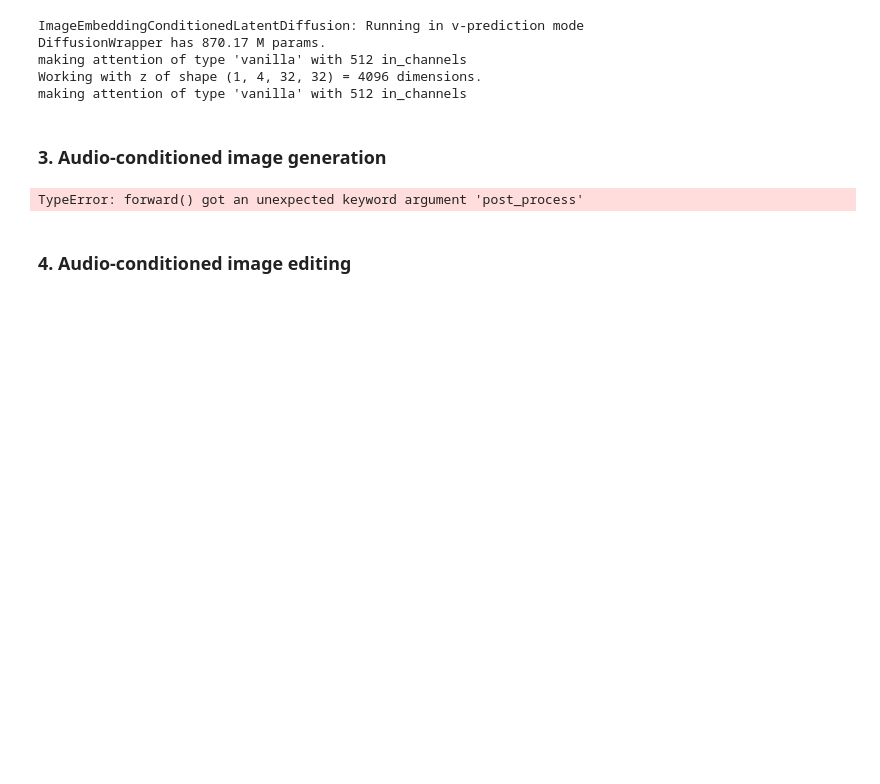
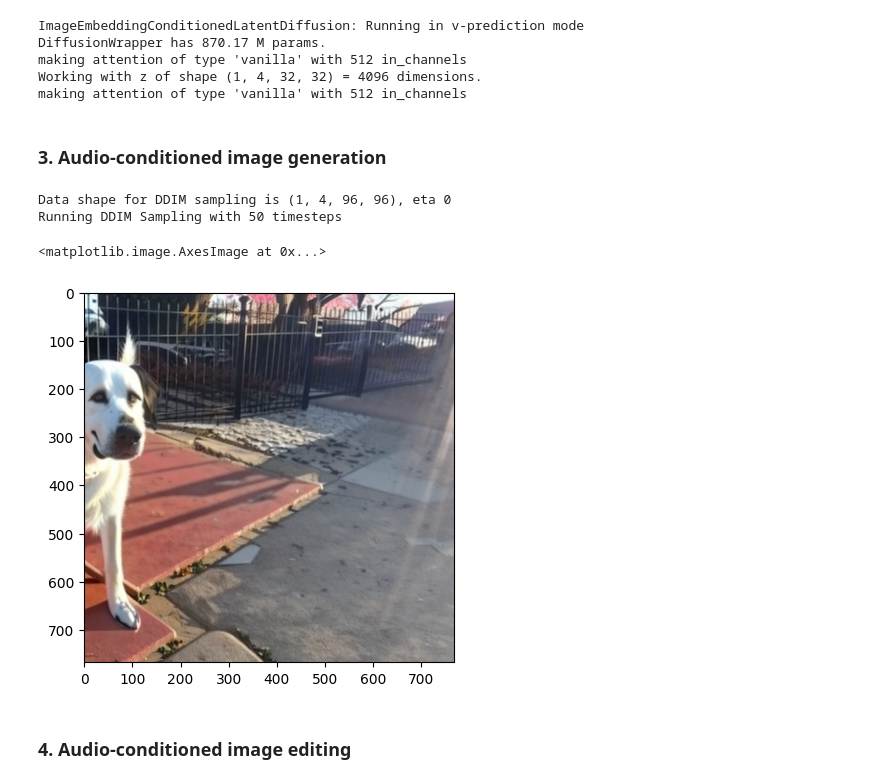
Before and after one commit to Auxotaku/BindDiffusion_valid, a Jupyter notebook: audio2image.ipynb, the cells around one changed output. Drawn from its saved outputs; the diff is of its cells as text; code cells hidden in the pictures; blank space fills up the shorter version.

```diff
--- a/audio2image.ipynb
+++ b/audio2image.ipynb
@@ -116,35 +116,38 @@ def load_img(path):
 # %% [markdown]
 ### 3. Audio-conditioned image generation
 # %%
-prompts = ['colorful, DSLR quality, clear, vivid'] * batch_size    # you may add extra descriptions you like here
-c_adm = binder.run(ctype='audio', cpaths=['assets/bird_audio.wav'], post_process=False)
+prompts = ['colorful, DSLR quality, clear, vivid,'] * batch_size    # you may add extra descriptions you like here
+c_adm = binder.run(ctype='audio', cpaths=['assets/dog_audio.wav'], post_process=False)
 c_adm = c_adm / c_adm.norm() * 20   # a norm of 20 typically gives better result
 c_adm = torch.cat([c_adm] * batch_size, dim=0)
 
 with torch.no_grad(), torch.autocast('cuda'):
 
     c_adm, noise_level_emb = model.noise_augmentor(c_adm, noise_level=torch.zeros(batch_size).long().to(c_adm.device))
     c_adm = torch.cat((c_adm, noise_level_emb), 1)
 
     uc = model.get_learned_conditioning(batch_size * ["text, watermark, blurry, number"])    # negative prompts
     uc = {"c_crossattn": [uc], "c_adm": torch.zeros_like(c_adm)}
     c = {"c_crossattn": [model.get_learned_conditioning(prompts)], "c_adm": c_adm}
 
     samples, _ = sampler.sample(S=opt.steps,
                                 conditioning=c,
                                 batch_size=batch_size,
                                 shape=shape,
                                 verbose=False,
                                 unconditional_guidance_scale=opt.scale,
                                 unconditional_conditioning=uc,
                                 eta=opt.ddim_eta,
                                 x_T=None)
 
 x_samples = model.decode_first_stage(samples)
 x_samples = torch.clamp((x_samples + 1.0) / 2.0, min=0.0, max=1.0)
 plt.imshow(x_samples[0].permute(1,2,0).cpu().numpy())
 # %% [output]
-TypeError: forward() got an unexpected keyword argument 'post_process'
+Data shape for DDIM sampling is (1, 4, 96, 96), eta 0
+Running DDIM Sampling with 50 timesteps
+<matplotlib.image.AxesImage at 0x...>
+[figure, added]
 # %% [markdown]
 ### 4. Audio-conditioned image editing
 # %%
```
